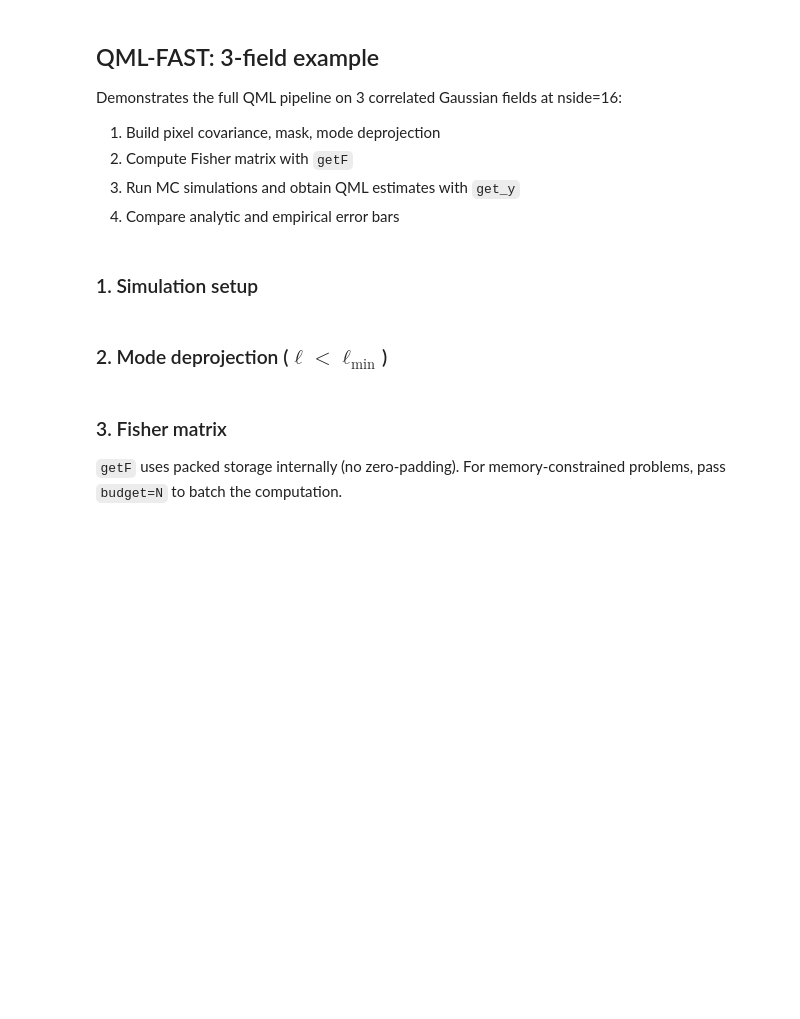
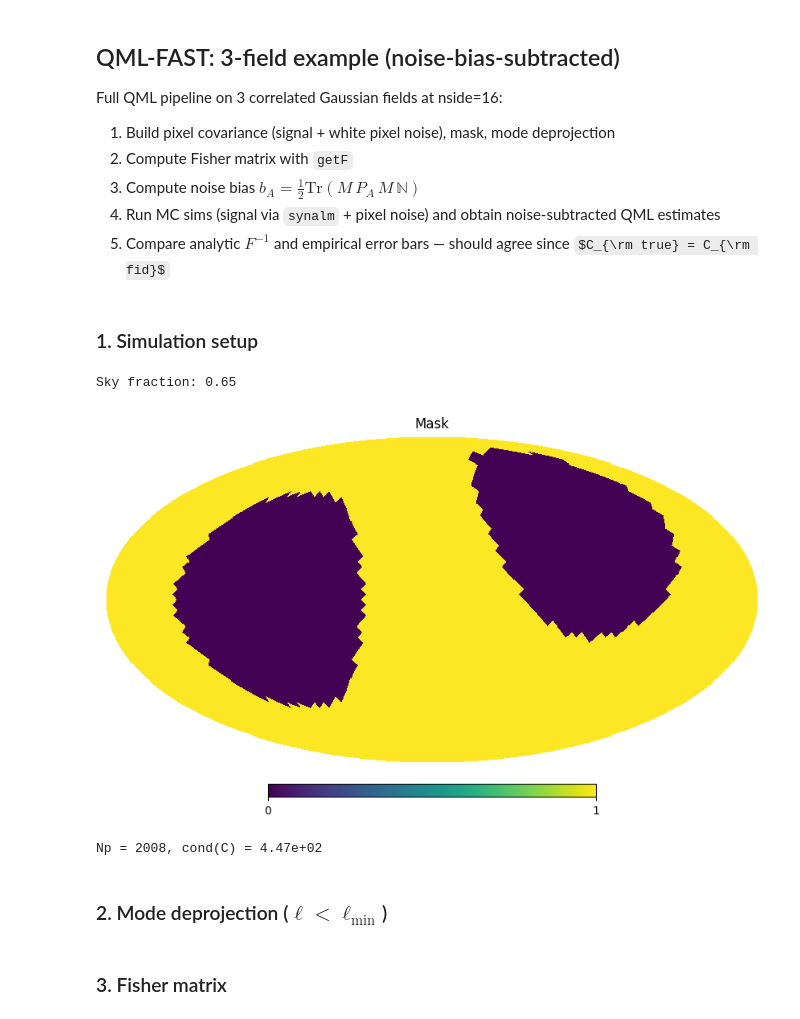
Before and after one commit to ykvasiuk/qmlfast, a Jupyter notebook: example.ipynb, the cells around one changed output. Drawn from its saved outputs; the diff is of its cells as text; code cells hidden in the pictures; some formulas as TeX source; blank space fills up the shorter version.

```diff
--- a/example.ipynb
+++ b/example.ipynb
@@ -1,11 +1,12 @@
 # %% [markdown]
-## QML-FAST: 3-field example
+## QML-FAST: 3-field example (noise-bias-subtracted)
 
-Demonstrates the full QML pipeline on 3 correlated Gaussian fields at nside=16:
-1. Build pixel covariance, mask, mode deprojection
+Full QML pipeline on 3 correlated Gaussian fields at nside=16:
+1. Build pixel covariance (signal + white pixel noise), mask, mode deprojection
 2. Compute Fisher matrix with `getF`
-3. Run MC simulations and obtain QML estimates with `get_y`
-4. Compare analytic and empirical error bars
+3. Compute noise bias $b_A = \tfrac12\mathrm{Tr}(M\,P_A\,M\,\mathbb{N})$
+4. Run MC sims (signal via `synalm` + pixel noise) and obtain noise-subtracted QML estimates
+5. Compare analytic $F^{-1}$ and empirical error bars — should agree since $C_{\rm true} = C_{\rm fid}$
 # %%
 import sys
 sys.path.append('./')
@@ -44,37 +54,52 @@ C_bc = A_bc*S_bc
 # %%
 # Mask
 vec = hp.ang2vec(np.pi / 2, np.pi/2)
 ipix_disc = hp.query_disc(nside=nside, vec=vec, radius=np.radians(51))
 vec1 = hp.ang2vec(np.pi / 3, 3*np.pi/2)
 ipix_disc1 = hp.query_disc(nside=nside, vec=vec1, radius=np.radians(47))
 
-m = np.ones(hp.nside2npix(nside))
-m[ipix_disc] = 0.
-m[ipix_disc1] = 0.
-hp.mollview(m, title='Mask')
-print(f'Sky fraction: {m.mean():.2f}')
+mask = np.ones(hp.nside2npix(nside))
+mask[ipix_disc] = 0.
+mask[ipix_disc1] = 0.
+hp.mollview(mask, title='Mask')
+print(f'Sky fraction: {mask.mean():.2f}')
+# %% [output]
+Sky fraction: 0.65
+[figure, added]
 # %%
 def get_pix_cov_block(cl, Pl_ij, lmin, lmax):
     return oe.contract('ijk,i->jk', Pl_ij[lmin:lmax], cl[lmin:lmax])
 
 theta, phi = theta_phi(nside)
-theta = theta[m==1]
-phi = phi[m==1]
-Pl_ij = get_Pl_ij(theta, phi, nside, lmax=3*nside-1)
+theta = theta[mask==1]
+phi = phi[mask==1]
+Pl_ij = get_Pl_ij(theta, phi, nside, lmax=lmax)
 
 Np = len(theta)
 omega_pix = 4 * np.pi / hp.nside2npix(nside)
 
-large_cov = np.zeros([3*Np, 3*Np])
-large_cov[block_np(0, 0, Np)] = get_pix_cov_block(S_aa, Pl_ij, 0, 3*nside)  # FIX: was 3*nside-1 + np.eye(Np)*N_a/omega_pix
-large_cov[block_np(0, 1, Np)] = get_pix_cov_block(S_ab, Pl_ij, 0, 3*nside)  # FIX: was 3*nside-1
-large_cov[block_np(0, 2, Np)] = get_pix_cov_block(S_ca, Pl_ij, 0, 3*nside)  # FIX: was 3*nside-1
+# Pixel-space noise covariance (uncorrelated between fields)
+N_pix = np.zeros([Nf*Np, Nf*Np])
+N_pix[block_np(0, 0, Np)] = np.eye(Np) * N_a / omega_pix
+N_pix[block_np(1, 1, Np)] = np.eye(Np) * N_b / omega_pix
+N_pix[block_np(2, 2, Np)] = np.eye(Np) * N_c / omega_pix
+N_diag = np.array([N_a, N_b, N_c])
+
+# Signal (band-limited) + white pixel noise
+large_cov = np.zeros([Nf*Np, Nf*Np])
+large_cov[block_np(0, 0, Np)] = get_pix_cov_block(S_aa,     Pl_ij, 0, n_ell) + N_pix[block_np(0, 0, Np)]
+large_cov[block_np(0, 1, Np)] = get_pix_cov_block(S_ab_fid, Pl_ij, 0, n_ell)
+large_cov[block_np(0, 2, Np)] = get_pix_cov_block(S_ca_fid, Pl_ij, 0, n_ell)
 large_cov[block_np(1, 0, Np)] = large_cov[block_np(0, 1, Np)].T
-large_cov[block_np(1, 1, Np)] = get_pix_cov_block(S_bb, Pl_ij, 0, 3*nside)  # FIX: was 3*nside-1 + np.eye(Np)*N_b/omega_pix
-large_cov[block_np(1, 2, Np)] = get_pix_cov_block(S_bc, Pl_ij, 0, 3*nside)  # FIX: was 3*nside-1
+large_cov[block_np(1, 1, Np)] = get_pix_cov_block(S_bb,     Pl_ij, 0, n_ell) + N_pix[block_np(1, 1, Np)]
+large_cov[block_np(1, 2, Np)] = get_pix_cov_block(S_bc_fid, Pl_ij, 0, n_ell)
 large_cov[block_np(2, 0, Np)] = large_cov[block_np(0, 2, Np)].T
 large_cov[block_np(2, 1, Np)] = large_cov[block_np(1, 2, Np)].T
-large_cov[block_np(2, 2, Np)] = get_pix_cov_block(S_cc, Pl_ij, 0, 3*nside)  # FIX: was 3*nside-1 + np.eye(Np)*N_c/omega_pix
+large_cov[block_np(2, 2, Np)] = get_pix_cov_block(S_cc,     Pl_ij, 0, n_ell) + N_pix[block_np(2, 2, Np)]
+
+print(f'Np = {Np}, cond(C) = {np.linalg.cond(large_cov):.2e}')
+# %% [output]
+Np = 2008, cond(C) = 4.47e+02
 # %% [markdown]
 ### 2. Mode deprojection ($\ell < \ell_{\min}$)
 # %%
@@ -95,5 +121,3 @@ for i in range(3):
-# %% [markdown]
-### 3. Fisher matrix
-
-`getF` uses packed storage internally (no zero-padding). For memory-constrained problems, pass `budget=N` to batch the computation.
+# %% [markdown]
+### 3. Fisher matrix
 # %%
```
Also changed, not shown: parts of 19 cells of this notebook, 6 other files.
